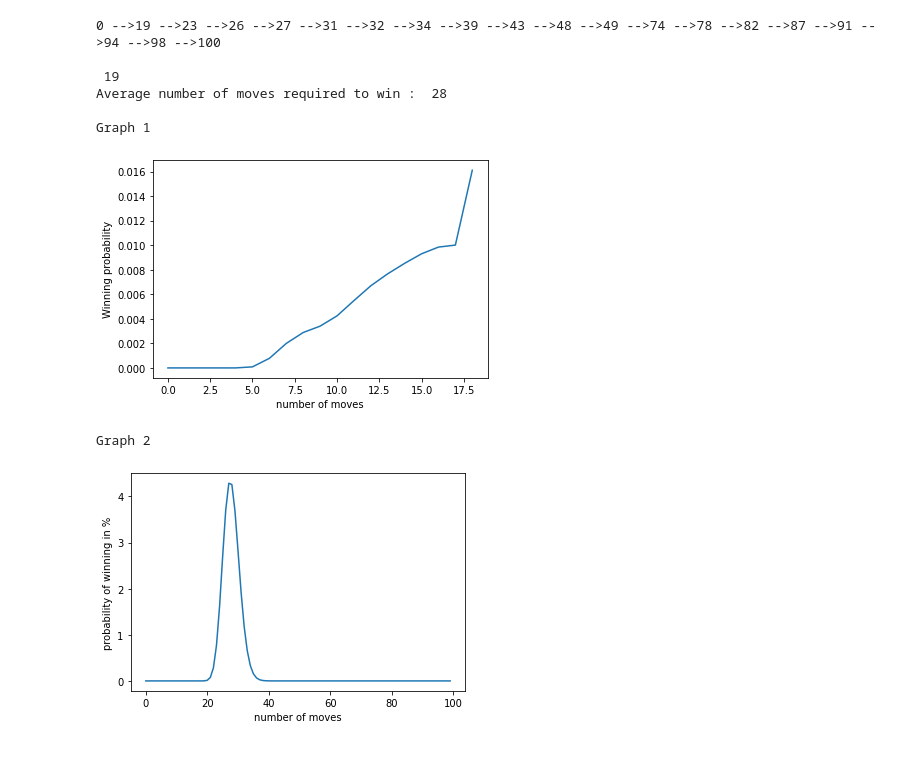
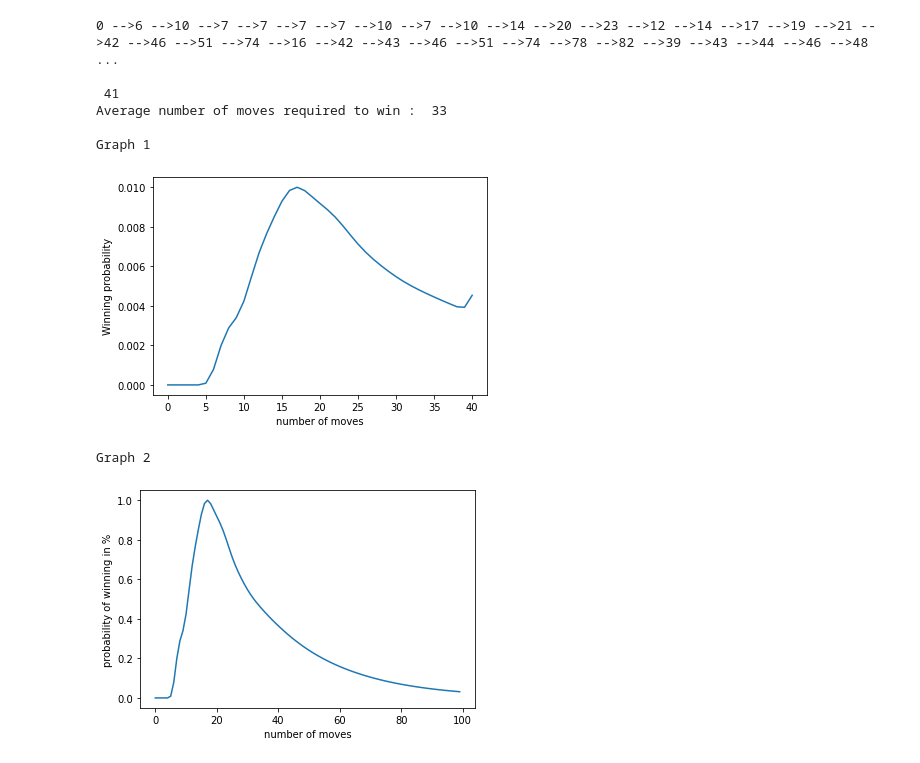
Before and after one commit to sudarshan411/ACM-Simulation-Games, a Jupyter notebook: snl.ipynb, the cells around one changed output. Saved outputs shown, nothing was run; the diff lists cells and outputs as text; code cells hidden in the pictures.

```diff
--- a/snl.ipynb
+++ b/snl.ipynb
@@ -77,39 +77,43 @@ print("\n",count)
 state_vectror = np.zeros(101)
 state_vectror[0] = 1
 trans = create_transitionMatrix()
+for (i1,i2) in snl:
+    iw = np.where(trans[:,i1]>0)
+    trans[:,i1] = 0
+    trans[iw,i2] += 1/6
 walk = 0
 avg = 0
 probability_sum = 0
 y = []
 for i in range (0,100):
     walk += 1
     state_vectror = np.matmul(state_vectror,trans)
     avg += state_vectror[100]*walk
     y = np.append(y,100*state_vectror[100])
     probability_sum += state_vectror[100]
 
 
 print("Average number of moves required to win : ",int(avg/probability_sum))
 
 
 #Plotting graph for the particular game
 print("\nGraph 1")
 plt.plot(l,prob)
 plt.xlabel("number of moves") ; plt.ylabel("Winning probability")
 plt.show()
 
 #Plotting graph for 100 moves
 print("\nGraph 2")
 plt.plot(y)
 plt.ylabel("probability of winning in %") ; plt.xlabel("number of moves")
 plt.show()
 # %% [output]
-0 -->19 -->23 -->26 -->27 -->31 -->32 -->34 -->39 -->43 -->48 -->49 -->74 -->78 -->82 -->87 -->91 -->94 -->98 -->100
+0 -->6 -->10 -->7 -->7 -->7 -->7 -->10 -->7 -->10 -->14 -->20 -->23 -->12 -->14 -->17 -->19 -->21 -->42 -->46 -->51 -->74 -->16 -->42 -->43 -->46 -->51 -->74 -->78 -->82 -->39 -->43 -->44 -->46 -->48  ...
 
- 19
-Average number of moves required to win :  28
+ 41
+Average number of moves required to win :  33
 
 Graph 1
-[figure, old version]
+[figure, new version]
 Graph 2
-[figure, old version]
+[figure, new version]
```
